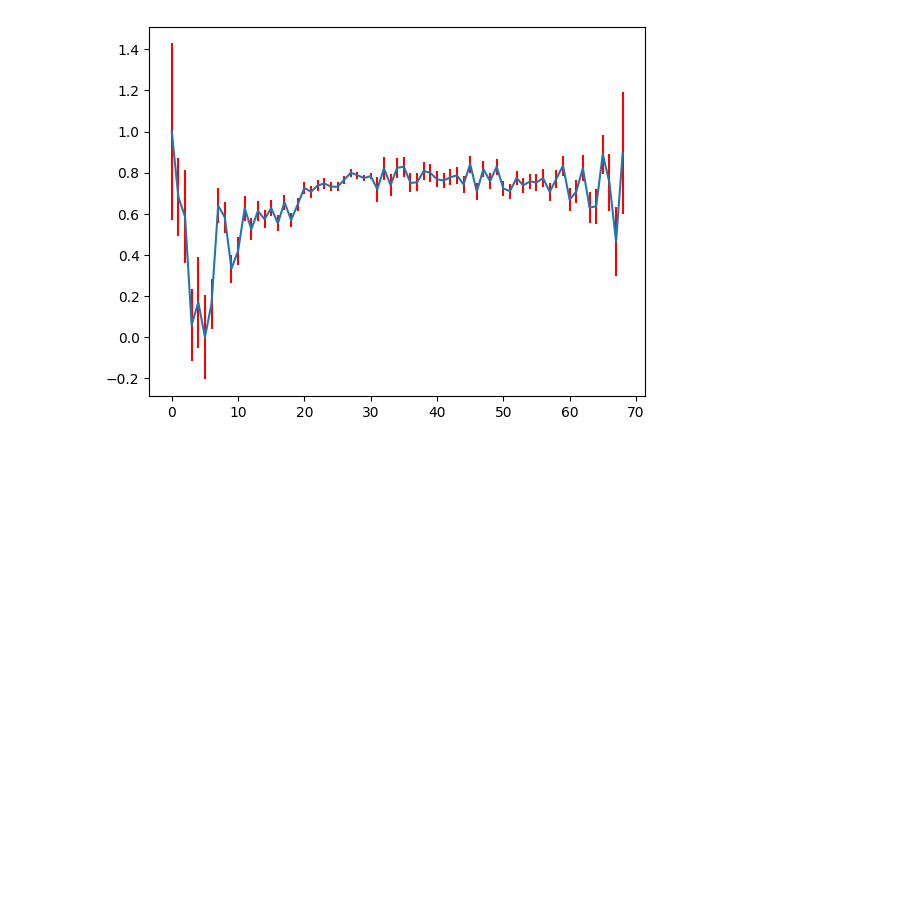
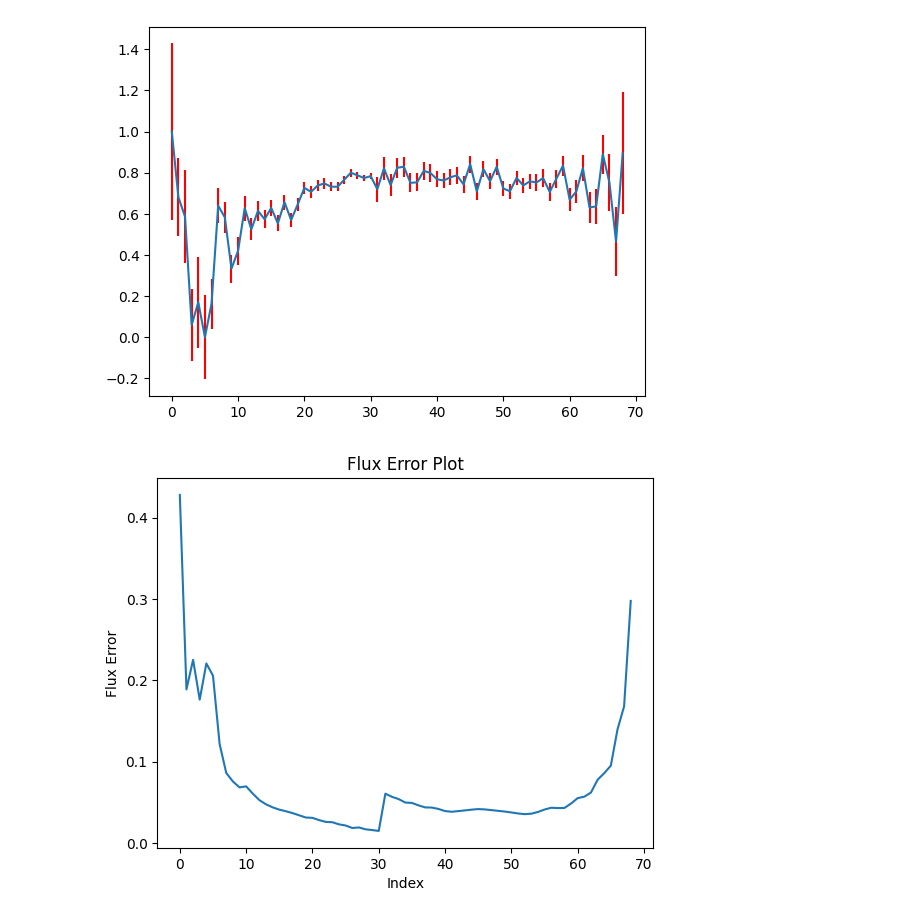
Before and after one commit to HITS-AIN/Spherinator, a Jupyter notebook: gaia/flux_error_gaiaxpy.ipynb, the cells around one changed output. Cells and saved outputs as stored; diff of their text form; code cells hidden in the pictures; blank space fills up the shorter version.

```diff
--- a/gaia/flux_error_gaiaxpy.ipynb
+++ b/gaia/flux_error_gaiaxpy.ipynb
@@ -31,3 +34,11 @@ plt.errorbar(range(len(flux)), flux, yerr=flux_error, ecolor="red")
 # %% [output]
 <ErrorbarContainer object of 3 artists>
 [figure]
+# %%
+plt.plot(range(len(flux_error)), flux_error)
+plt.xlabel("Index")
+plt.ylabel("Flux Error")
+plt.title("Flux Error Plot")
+plt.show()
+# %% [output]
+[figure, added]
```
Also changed, not shown: parts of 1 cell of this notebook, 3 other files.
